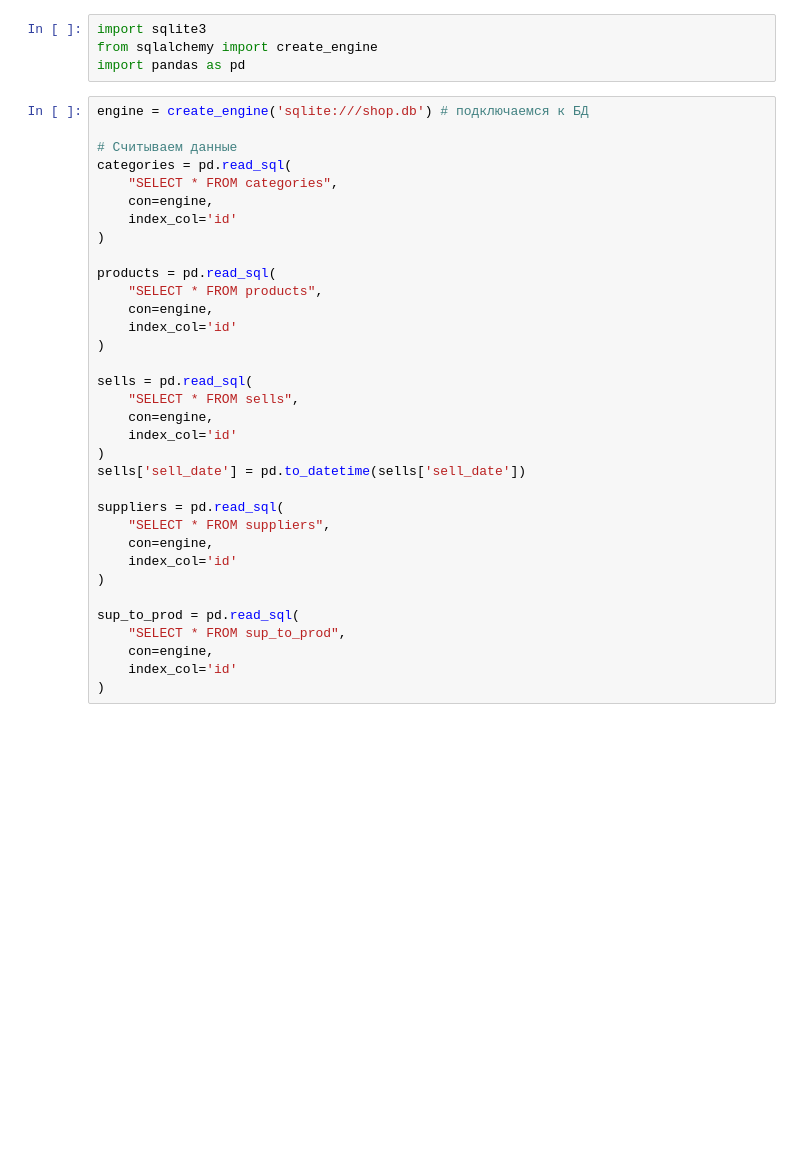
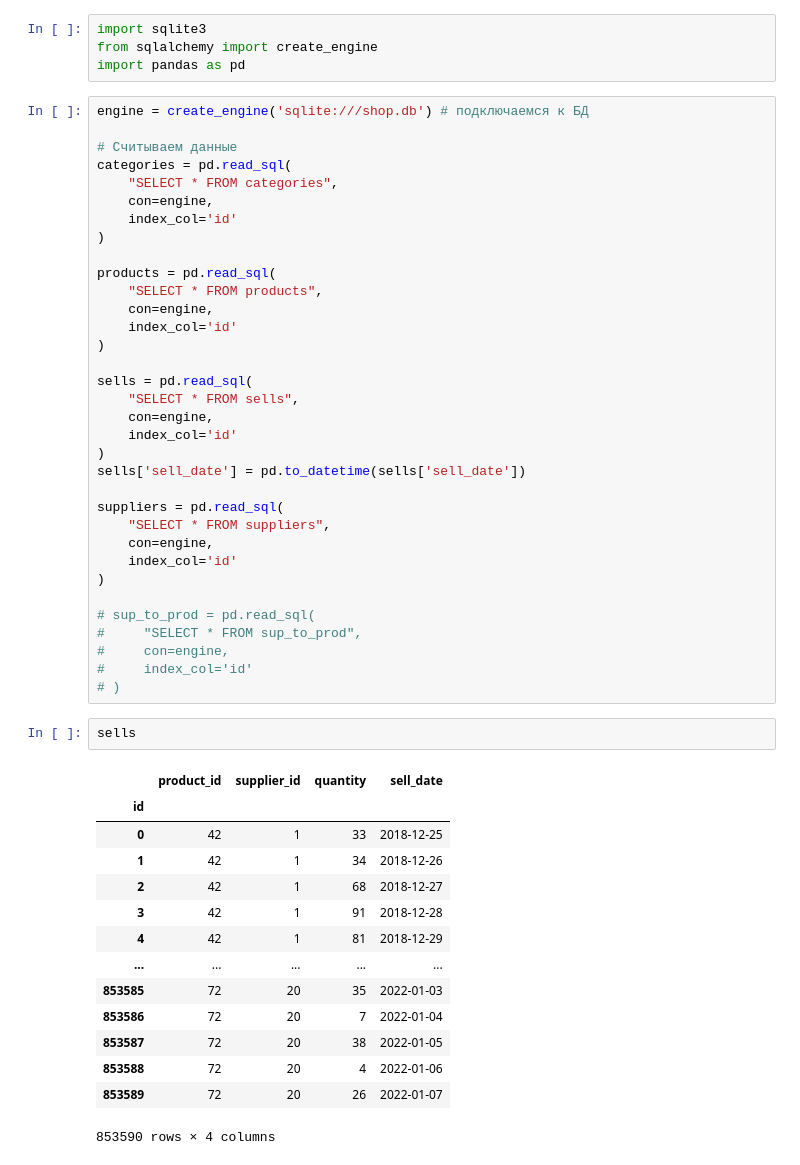
Before and after one commit to AnvarShagvaleev/SchemasCreatingNDataGenerating, a Jupyter notebook: analysis.ipynb, the cells around one changed output. Drawn from its saved outputs; the diff is of its cells as text; blank space fills up the shorter version.

```diff
--- a/analysis.ipynb
+++ b/analysis.ipynb
@@ -31,11 +31,28 @@ suppliers = pd.read_sql(
     index_col='id'
 )
 
-sup_to_prod = pd.read_sql(
-    "SELECT * FROM sup_to_prod",
-    con=engine,
-    index_col='id'
-)
+# sup_to_prod = pd.read_sql(
+#     "SELECT * FROM sup_to_prod",
+#     con=engine,
+#     index_col='id'
+# )
+# %%
+sells
+# %% [output]
+|  | product_id | supplier_id | quantity | sell_date |
+| id |  |  |  |  |
+| 0 | 42 | 1 | 33 | 2018-12-25 |
+| 1 | 42 | 1 | 34 | 2018-12-26 |
+| 2 | 42 | 1 | 68 | 2018-12-27 |
+| 3 | 42 | 1 | 91 | 2018-12-28 |
+| 4 | 42 | 1 | 81 | 2018-12-29 |
+| ... | ... | ... | ... | ... |
+| 853585 | 72 | 20 | 35 | 2022-01-03 |
+| 853586 | 72 | 20 | 7 | 2022-01-04 |
+| 853587 | 72 | 20 | 38 | 2022-01-05 |
+| 853588 | 72 | 20 | 4 | 2022-01-06 |
+| 853589 | 72 | 20 | 26 | 2022-01-07 |
+853590 rows × 4 columns
 # %%
 # АНАЛИЗ
 
```
Also changed, not shown: parts of 1 cell of this notebook, 8 other files.
